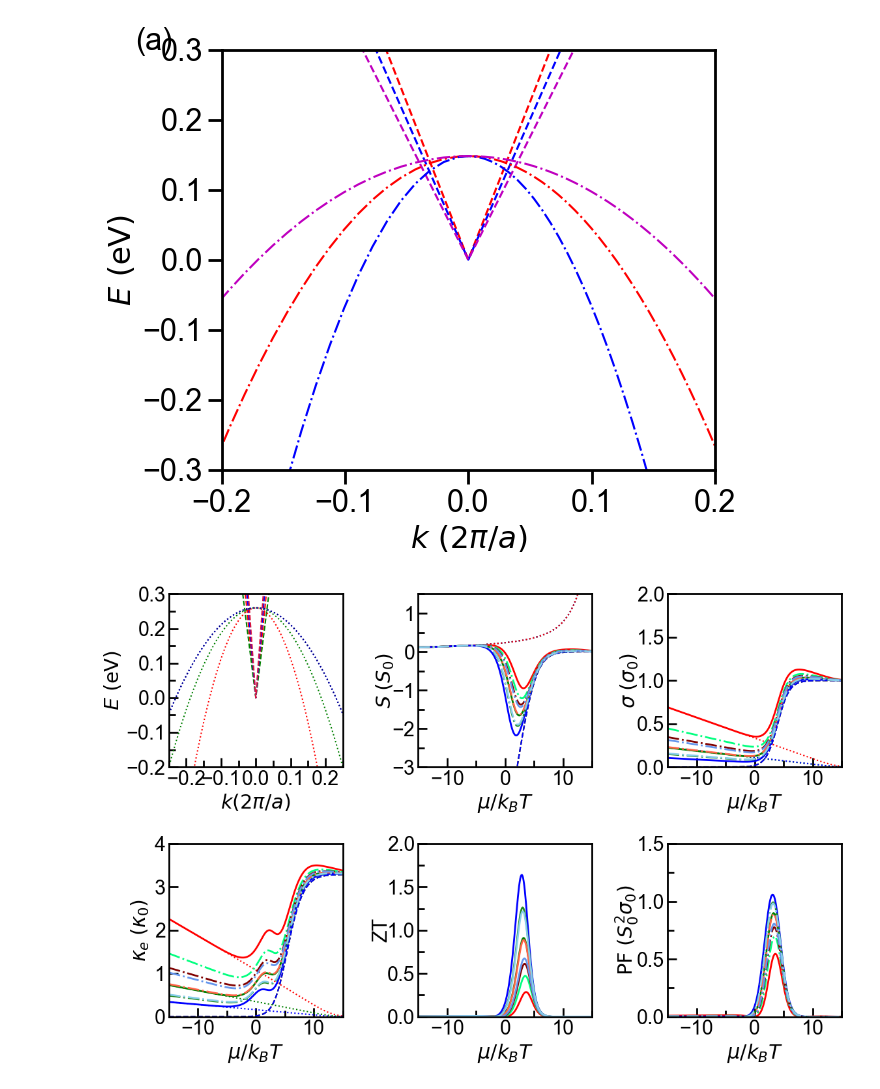
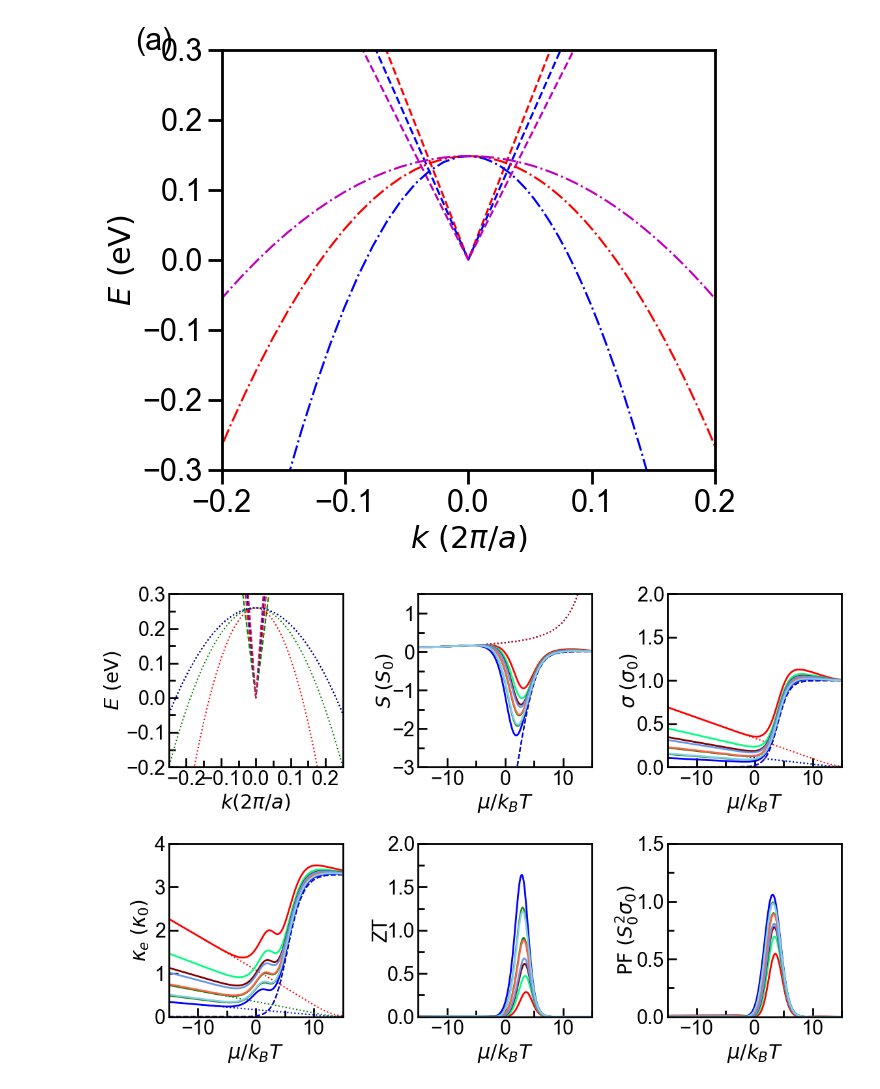
Before and after one commit to Normanthen/TE_Calculation, a Jupyter notebook: Belajar Function/Custom_semis.ipynb, the cells around one changed output. Cells and saved outputs as stored; diff of their text form; code cells hidden in the pictures.

```diff
--- a/Belajar Function/Custom_semis.ipynb
+++ b/Belajar Function/Custom_semis.ipynb
@@ -542,12 +542,12 @@ plt.plot(eta, S_v2(eta+eshift,e0), 'r:')
 plt.plot(eta, S(eta+eshift,e0), 'g-',linewidth=2)
 plt.plot(eta, S1(eta+eshift,e0), 'r-',linewidth=2)
 plt.plot(eta, S2(eta+eshift,e0), 'b-',linewidth=2)
-plt.plot(eta, S3(eta+eshift,e0), linestyle='dashdot', color='springgreen', linewidth=2)
-plt.plot(eta, S4(eta+eshift,e0), linestyle='dashdot', color='forestgreen', linewidth=2)
-plt.plot(eta, S5(eta+eshift,e0), linestyle='dashdot', color='maroon', linewidth=2)
-plt.plot(eta, S6(eta+eshift,e0), linestyle='dashdot', color='tomato', linewidth=2)
-plt.plot(eta, S7(eta+eshift,e0), linestyle='dashdot', color='cornflowerblue', linewidth=2)
-plt.plot(eta, S8(eta+eshift,e0), linestyle='dashdot', color='skyblue', linewidth=2)
+plt.plot(eta, S3(eta+eshift,e0), linestyle='solid', color='springgreen', linewidth=2)
+plt.plot(eta, S4(eta+eshift,e0), linestyle='solid', color='forestgreen', linewidth=2)
+plt.plot(eta, S5(eta+eshift,e0), linestyle='solid', color='maroon', linewidth=2)
+plt.plot(eta, S6(eta+eshift,e0), linestyle='solid', color='tomato', linewidth=2)
+plt.plot(eta, S7(eta+eshift,e0), linestyle='solid', color='cornflowerblue', linewidth=2)
+plt.plot(eta, S8(eta+eshift,e0), linestyle='solid', color='skyblue', linewidth=2)
 #plt.plot(eta, S(eta+eshift,e0), 'b-',linewidth=2)
 plt.axis([-15,15,-3,1.5]) # the format is [xmin,xmax,ymin,ymax]
 #plt.xticks(range(-15,15,8))
@@ -574,12 +574,12 @@ plt.plot(eta, 2*sigma_v2(eta+eshift,e0)/v1**2, 'b:')
 plt.plot(eta, 2*sigma(eta+eshift,e0)/v**2, 'g-',linewidth=2)
 plt.plot(eta, 2*sigma1(eta+eshift,e0)/v1**2, 'r-',linewidth=2)
 plt.plot(eta, 2*sigma2(eta+eshift,e0)/v2**2, 'b-',linewidth=2)
-plt.plot(eta, 2*sigma3(eta+eshift,e0)/v**2, linestyle='dashdot', color='springgreen',linewidth=2)
-plt.plot(eta, 2*sigma4(eta+eshift,e0)/v**2, linestyle='dashdot', color='forestgreen',linewidth=2)
-plt.plot(eta, 2*sigma5(eta+eshift,e0)/v1**2, linestyle='dashdot', color='maroon',linewidth=2)
-plt.plot(eta, 2*sigma6(eta+eshift,e0)/v1**2, linestyle='dashdot', color='tomato',linewidth=2)
-plt.plot(eta, 2*sigma7(eta+eshift,e0)/v2**2, linestyle='dashdot', color='cornflowerblue',linewidth=2)
-plt.plot(eta, 2*sigma8(eta+eshift,e0)/v2**2, linestyle='dashdot', color='skyblue',linewidth=2)
+plt.plot(eta, 2*sigma3(eta+eshift,e0)/v**2, linestyle='solid', color='springgreen',linewidth=2)
+plt.plot(eta, 2*sigma4(eta+eshift,e0)/v**2, linestyle='solid', color='forestgreen',linewidth=2)
+plt.plot(eta, 2*sigma5(eta+eshift,e0)/v1**2, linestyle='solid', color='maroon',linewidth=2)
+plt.plot(eta, 2*sigma6(eta+eshift,e0)/v1**2, linestyle='solid', color='tomato',linewidth=2)
+plt.plot(eta, 2*sigma7(eta+eshift,e0)/v2**2, linestyle='solid', color='cornflowerblue',linewidth=2)
+plt.plot(eta, 2*sigma8(eta+eshift,e0)/v2**2, linestyle='solid', color='skyblue',linewidth=2)
 plt.axis([-15,15,0,2]) # the format is [xmin,xmax,ymin,ymax]
 #plt.xticks(range(-15,15,8))
 ax3.xaxis.set_minor_locator(AutoMinorLocator(2))
@@ -606,12 +606,12 @@ plt.plot(eta, 2*kappa_v2(eta+eshift,e0)/v2**2, 'b:')
 plt.plot(eta, 2*kappa(eta+eshift,e0)/v**2, 'g-',linewidth=2)
 plt.plot(eta, 2*kappa1(eta+eshift,e0)/v1**2, 'r-',linewidth=2)
 plt.plot(eta, 2*kappa2(eta+eshift,e0)/v2**2, 'b-',linewidth=2)
-plt.plot(eta, 2*kappa3(eta+eshift,e0)/v**2, linestyle='dashdot', color='springgreen', linewidth=2)
-plt.plot(eta, 2*kappa4(eta+eshift,e0)/v**2, linestyle='dashdot', color='forestgreen', linewidth=2)
-plt.plot(eta, 2*kappa5(eta+eshift,e0)/v1**2, linestyle='dashdot', color='maroon', linewidth=2)
-plt.plot(eta, 2*kappa6(eta+eshift,e0)/v1**2, linestyle='dashdot', color='tomato', linewidth=2)
-plt.plot(eta, 2*kappa7(eta+eshift,e0)/v2**2, linestyle='dashdot', color='cornflowerblue', linewidth=2)
-plt.plot(eta, 2*kappa8(eta+eshift,e0)/v2**2, linestyle='dashdot', color='skyblue', linewidth=2)
+plt.plot(eta, 2*kappa3(eta+eshift,e0)/v**2, linestyle='solid', color='springgreen', linewidth=2)
+plt.plot(eta, 2*kappa4(eta+eshift,e0)/v**2, linestyle='solid', color='forestgreen', linewidth=2)
+plt.plot(eta, 2*kappa5(eta+eshift,e0)/v1**2, linestyle='solid', color='maroon', linewidth=2)
+plt.plot(eta, 2*kappa6(eta+eshift,e0)/v1**2, linestyle='solid', color='tomato', linewidth=2)
+plt.plot(eta, 2*kappa7(eta+eshift,e0)/v2**2, linestyle='solid', color='cornflowerblue', linewidth=2)
+plt.plot(eta, 2*kappa8(eta+eshift,e0)/v2**2, linestyle='solid', color='skyblue', linewidth=2)
 plt.axis([-15,15,0,4]) # the format is [xmin,xmax,ymin,ymax]
 #plt.xticks(range(-8,9,400))
 ax4.xaxis.set_minor_locator(AutoMinorLocator(2))
@@ -660,44 +660,44 @@ ax6 = plt.subplot(2,3,6)
 plt.plot(eta, 2*S(eta+eshift,e0)**2*sigma(eta+eshift,e0)/v**2, 'g-',linewidth=2)
 plt.plot(eta, 2*S1(eta+eshift,e0)**2*sigma1(eta+eshift,e0)/v1**2, 'r-',linewidth=2)
 plt.plot(eta, 2*S2(eta+eshift,e0)**2*sigma2(eta+eshift,e0)/v2**2, 'b-',linewidth=2)
-plt.plot(eta, 2*S3(eta+eshift,e0)**2*sigma3(eta+eshift,e0)/v**2, linestyle='dashdot',
+plt.plot(eta, 2*S3(eta+eshift,e0)**2*sigma3(eta+eshift,e0)/v**2, linestyle='solid',
          color='springgreen', linewidth=2)
-plt.plot(eta, 2*S4(eta+eshift,e0)**2*sigma4(eta+eshift,e0)/v**2, linestyle='dashdot',
+plt.plot(eta, 2*S4(eta+eshift,e0)**2*sigma4(eta+eshift,e0)/v**2, linestyle='solid',
          color='forestgreen',linewidth=2)
-plt.plot(eta, 2*S5(eta+eshift,e0)**2*sigma5(eta+eshift,e0)/v1**2,  linestyle='dashdot',
+plt.plot(eta, 2*S5(eta+eshift,e0)**2*sigma5(eta+eshift,e0)/v1**2,  linestyle='solid',
          color='maroon',linewidth=2)
-plt.plot(eta, 2*S6(eta+eshift,e0)**2*sigma6(eta+eshift,e0)/v1**2, linestyle='dashdot',
+plt.plot(eta, 2*S6(eta+eshift,e0)**2*sigma6(eta+eshift,e0)/v1**2, linestyle='solid',
          color='tomato',linewidth=2)
-plt.plot(eta, 2*S7(eta+eshift,e0)**2*sigma7(eta+eshift,e0)/v2**2,  linestyle='dashdot',
+plt.plot(eta, 2*S7(eta+eshift,e0)**2*sigma7(eta+eshift,e0)/v2**2,  linestyle='solid',
          color='cornflowerblue',linewidth=2)
-plt.plot(eta, 2*S8(eta+eshift,e0)**2*sigma8(eta+eshift,e0)/v2**2,  linestyle='dashdot',
+plt.plot(eta, 2*S8(eta+eshift,e0)**2*sigma8(eta+eshift,e0)/v2**2,  linestyle='solid',
          color='skyblue',linewidth=2)
 plt.axis([-15,15,0,1.5]) # the format is [xmin,xmax,ymin,ymax]
 #plt.xticks(range(-15,15,8))
 ax6.xaxis.set_minor_locator(AutoMinorLocator(2))
 #plt.yticks(range(-4,5,2))
 ax6.yaxis.set_minor_locator(AutoMinorLocator(2))
 ax6.yaxis.labelpad = -4
 plt.xlabel('$\mu/k_BT$')
 plt.ylabel('$\mathrm{PF}~(S_0^2 \sigma_0)$')
 #ax6.yaxis.set_major_locator(mpl.ticker.MultipleLocator(10))
 #ax6.yaxis.set_minor_locator(mpl.ticker.MultipleLocator(5))
 ax6.xaxis.set_tick_params(which='major', size=10, width=2, direction='in')
 ax6.xaxis.set_tick_params(which='minor', size=7, width=2, direction='in')
 ax6.yaxis.set_tick_params(which='major', size=10, width=2, direction='in')
 ax6.yaxis.set_tick_params(which='minor', size=7, width=2, direction='in')
 
 plt.tight_layout()
 
 # ADD PANEL LABELS (a) AND (b)
 #ax1.text( -25, 0.28,'(a)')
 #ax2.text( -25, 1.11,'(b)')
 #ax3.text( -25, 1.81,'(c)')
 #ax4.text( -25, 3.81,'(d)')
 #ax5.text( -25, 1.81,'(e)')
 #ax6.text( -25, 1.41,'(f)')
 
 
 #plt.savefig('Fig2BM-typeI_TiS.pdf')
 # %% [output]
-[figure, old version]
+[figure, new version]
```
